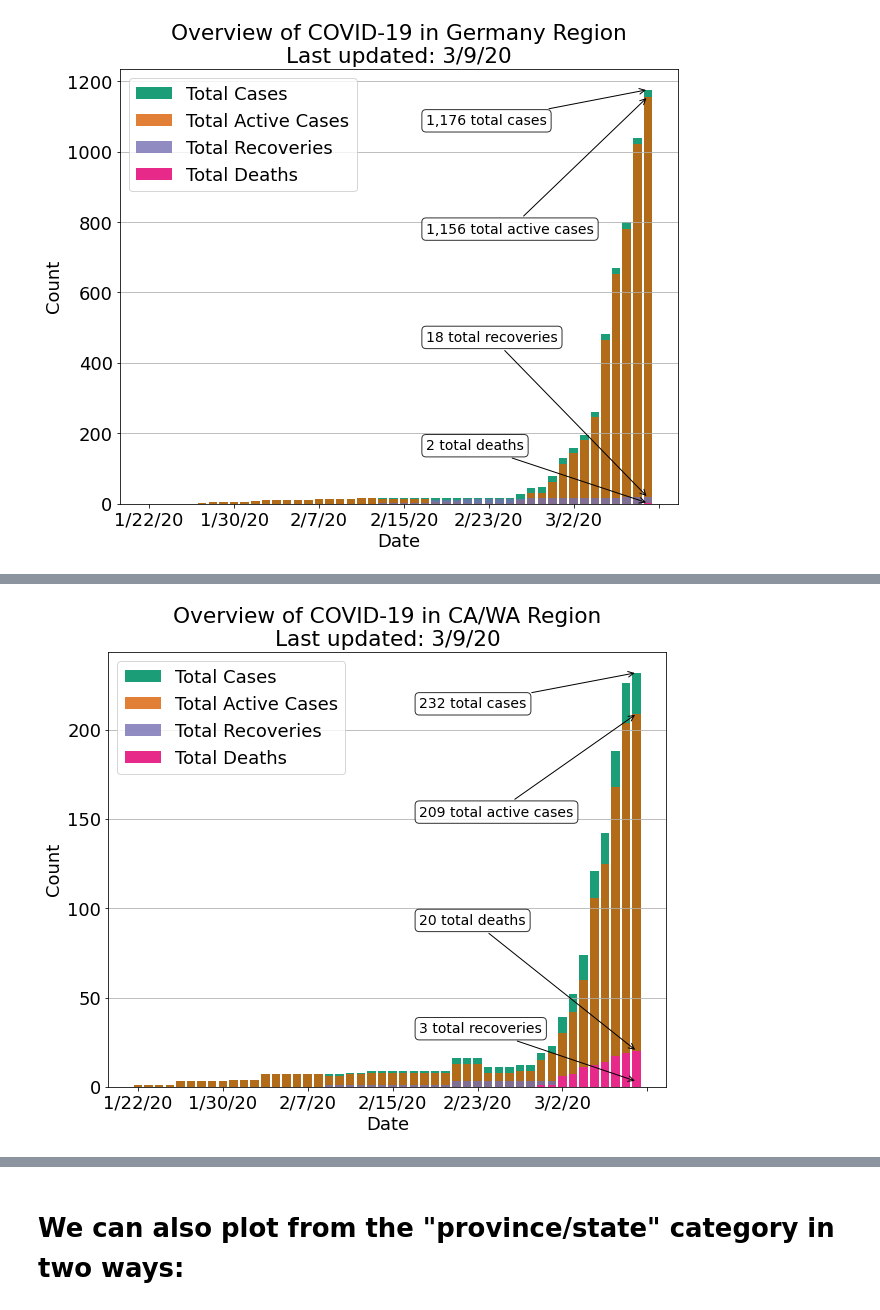
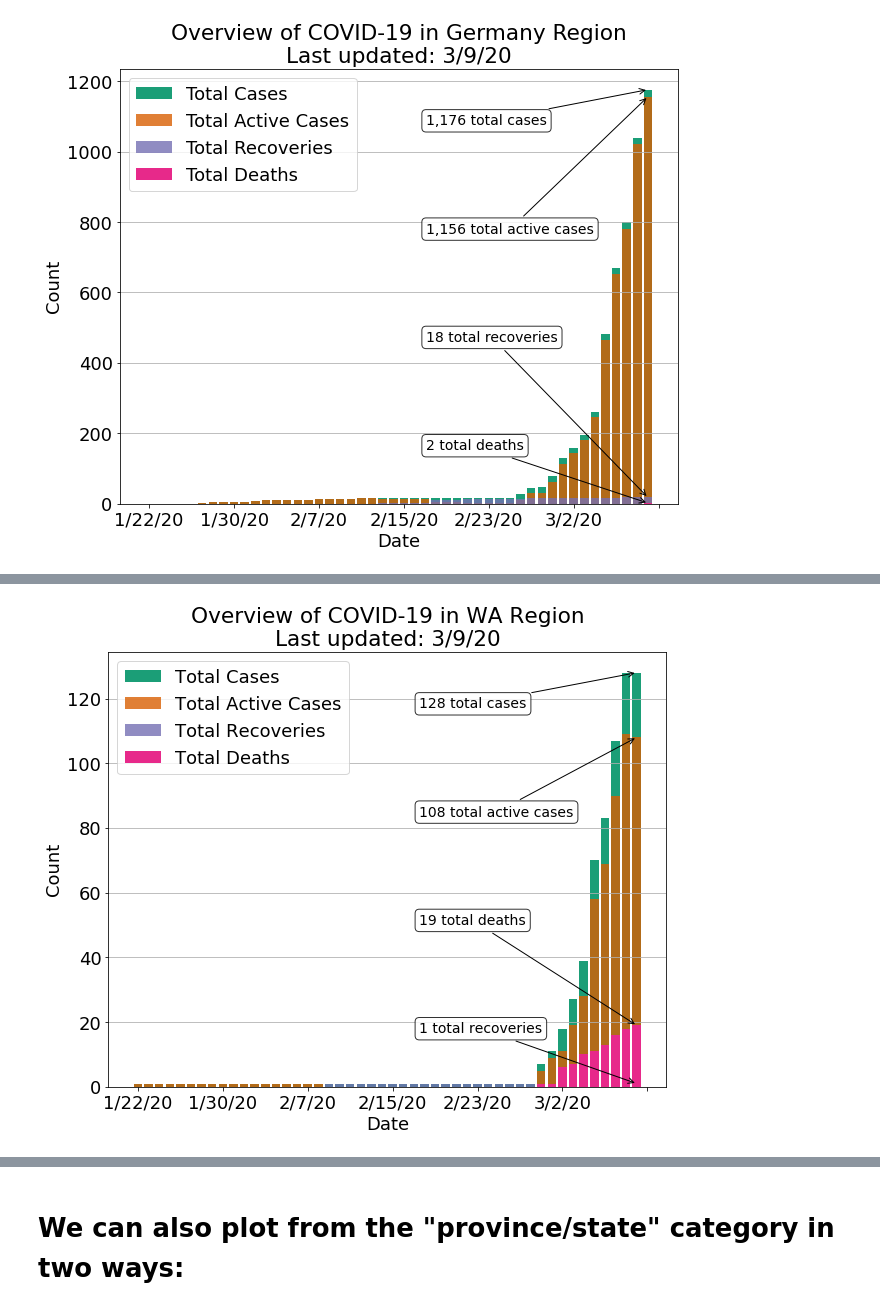
Before and after one commit to nrhinehart/COVID-19-pyvis, a Jupyter notebook: overview_plotting_example.ipynb, the cells around one changed output, grey strips where cells are left out. Saved outputs shown, nothing was run; the diff lists cells and outputs as text; code cells hidden in the pictures.

```diff
--- a/overview_plotting_example.ipynb
+++ b/overview_plotting_example.ipynb
@@ -161,7 +184,7 @@ plot_regions(['France', 'Italy', 'Germany', 'Spain'])
 # %%
-plot_states(['CA', 'WA'])
+plot_states(['WA'])
 # %% [output]
-[figure, old version]
+[figure, new version]
 # %%
 plot_provinces(['Diamond Princess cruise ship'])
 # %% [output]
```
Also changed, not shown: parts of 14 cells of this notebook, 1 other file.
